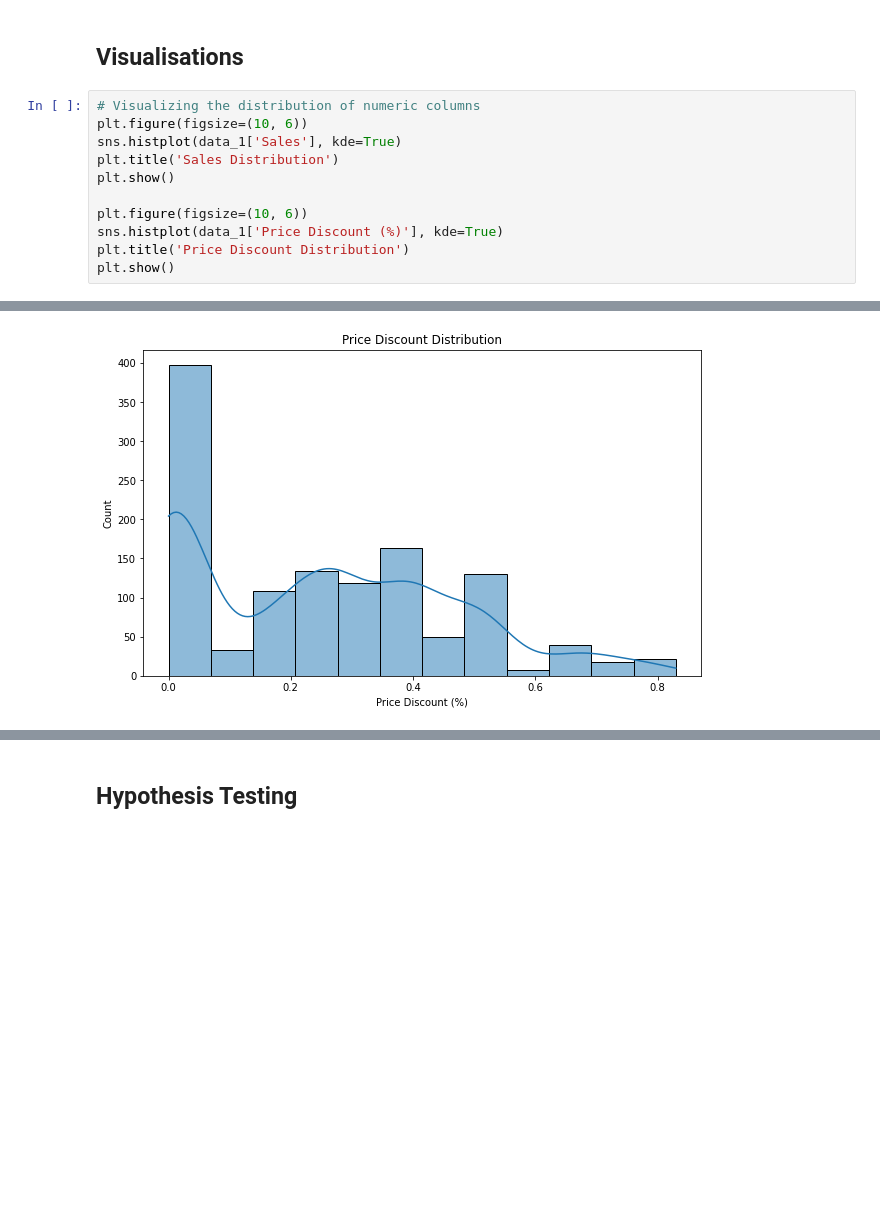
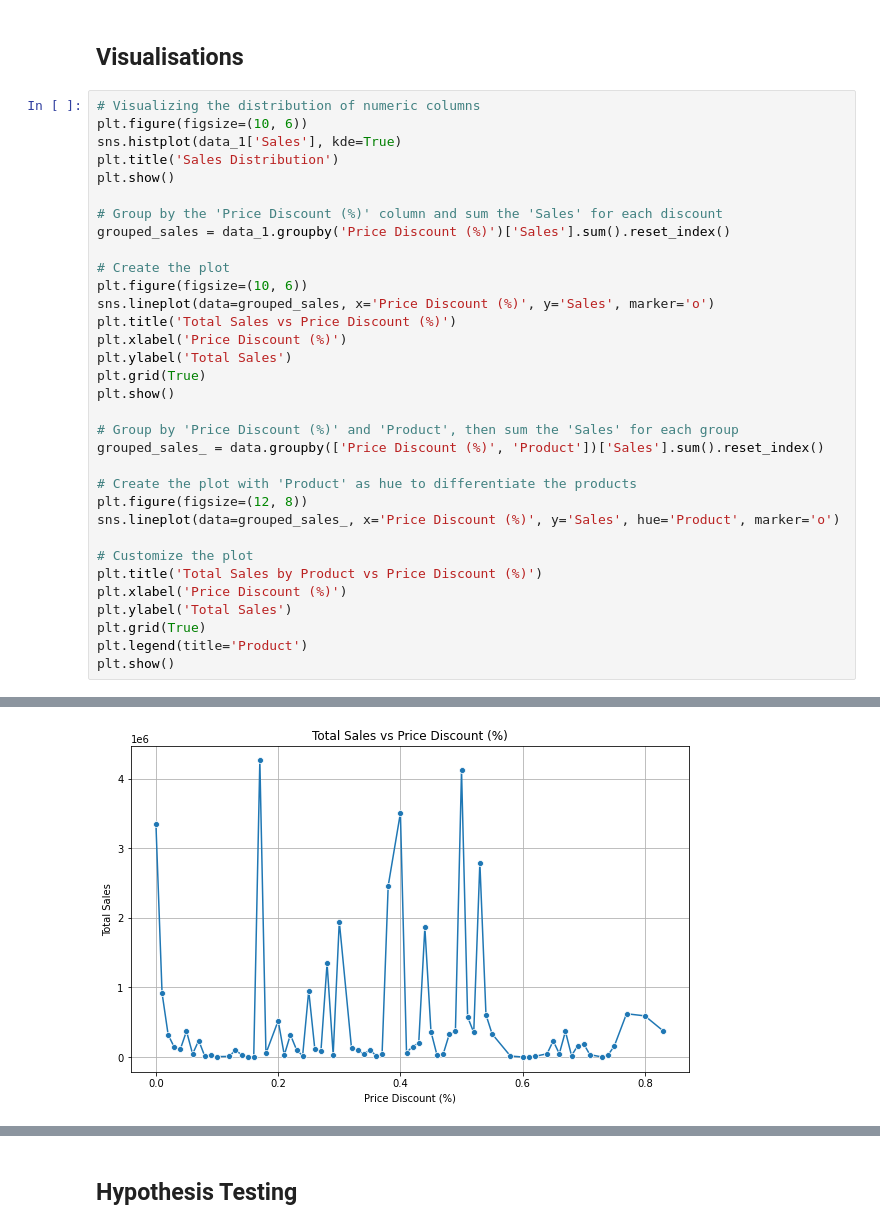
Before and after one commit to helenapanchenko/DS_Internship_Glacier, a Jupyter notebook: Week10/EDA.ipynb, the cells around one changed output, grey strips where cells are left out. Saved outputs shown, nothing was run; the diff lists cells and outputs as text; blank space fills up the shorter version.

```diff
--- a/Week10/EDA.ipynb
+++ b/Week10/EDA.ipynb
@@ -111,14 +111,36 @@ data_1.head()
 # %%
 # Visualizing the distribution of numeric columns
 plt.figure(figsize=(10, 6))
 sns.histplot(data_1['Sales'], kde=True)
 plt.title('Sales Distribution')
 plt.show()
 
+# Group by the 'Price Discount (%)' column and sum the 'Sales' for each discount
+grouped_sales = data_1.groupby('Price Discount (%)')['Sales'].sum().reset_index()
+
+# Create the plot
 plt.figure(figsize=(10, 6))
-sns.histplot(data_1['Price Discount (%)'], kde=True)
-plt.title('Price Discount Distribution')
+sns.lineplot(data=grouped_sales, x='Price Discount (%)', y='Sales', marker='o')
+plt.title('Total Sales vs Price Discount (%)')
+plt.xlabel('Price Discount (%)')
+plt.ylabel('Total Sales')
+plt.grid(True)
 plt.show()
+
+# Group by 'Price Discount (%)' and 'Product', then sum the 'Sales' for each group
+grouped_sales_ = data.groupby(['Price Discount (%)', 'Product'])['Sales'].sum().reset_index()
+
+# Create the plot with 'Product' as hue to differentiate the products
+plt.figure(figsize=(12, 8))
+sns.lineplot(data=grouped_sales_, x='Price Discount (%)', y='Sales', hue='Product', marker='o')
+
+# Customize the plot
+plt.title('Total Sales by Product vs Price Discount (%)')
+plt.xlabel('Price Discount (%)')
+plt.ylabel('Total Sales')
+plt.grid(True)
+plt.legend(title='Product')
+plt.show()
 # %% [output]
 [figure]
-[figure, old version]
+[figure, new version]
```
Also changed, not shown: parts of 1 cell of this notebook, 1 other file.
